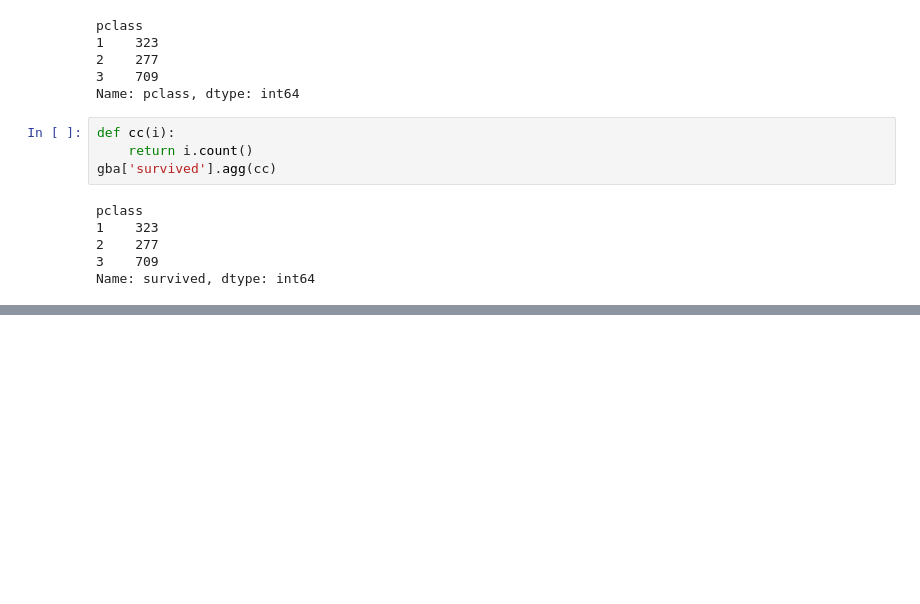
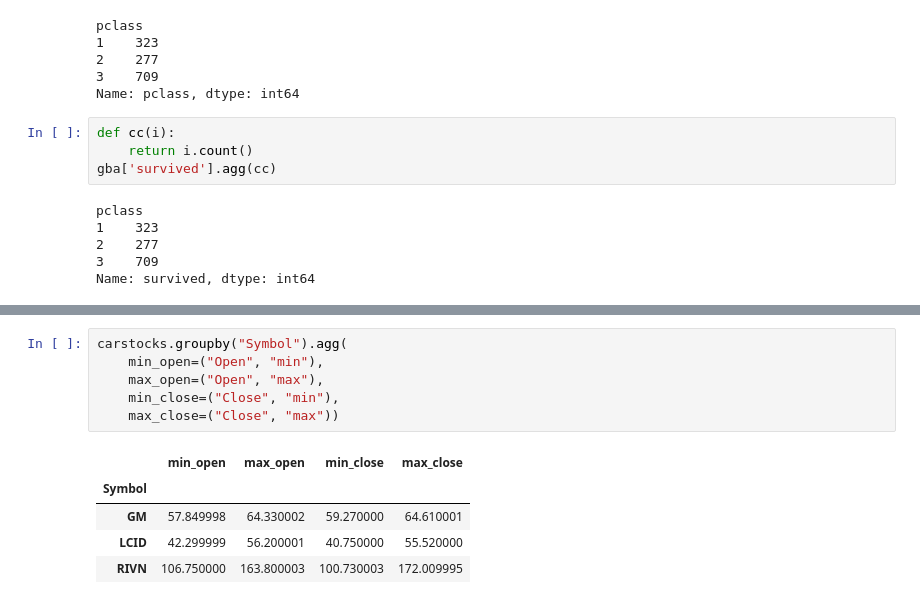
Before and after one commit to choi55j/-2023-09, a Jupyter notebook: choi/수파이썬/17강.ipynb, the cells around one changed output, grey strips where cells are left out. Saved outputs shown, nothing was run; the diff lists cells and outputs as text; blank space fills up the shorter version.

```diff
--- a/choi/수파이썬/17강.ipynb
+++ b/choi/수파이썬/17강.ipynb
@@ -317,0 +345,12 @@ Name: survived, dtype: int64
+# %%
+carstocks.groupby("Symbol").agg(
+    min_open=("Open", "min"),
+    max_open=("Open", "max"),
+    min_close=("Close", "min"),
+    max_close=("Close", "max"))
+# %% [output]
+|  | min_open | max_open | min_close | max_close |
+| Symbol |  |  |  |  |
+| GM | 57.849998 | 64.330002 | 59.270000 | 64.610001 |
+| LCID | 42.299999 | 56.200001 | 40.750000 | 55.520000 |
+| RIVN | 106.750000 | 163.800003 | 100.730003 | 172.009995 |
```
Also changed, not shown: parts of 7 cells of this notebook.
